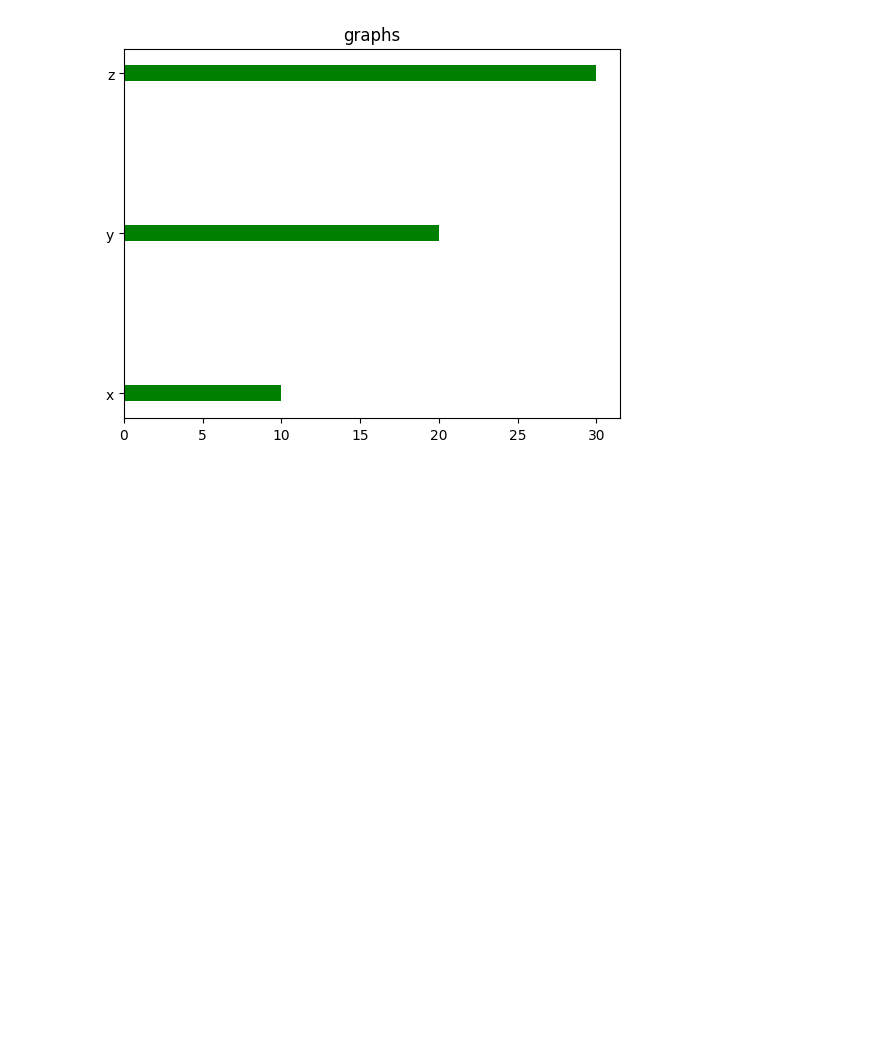
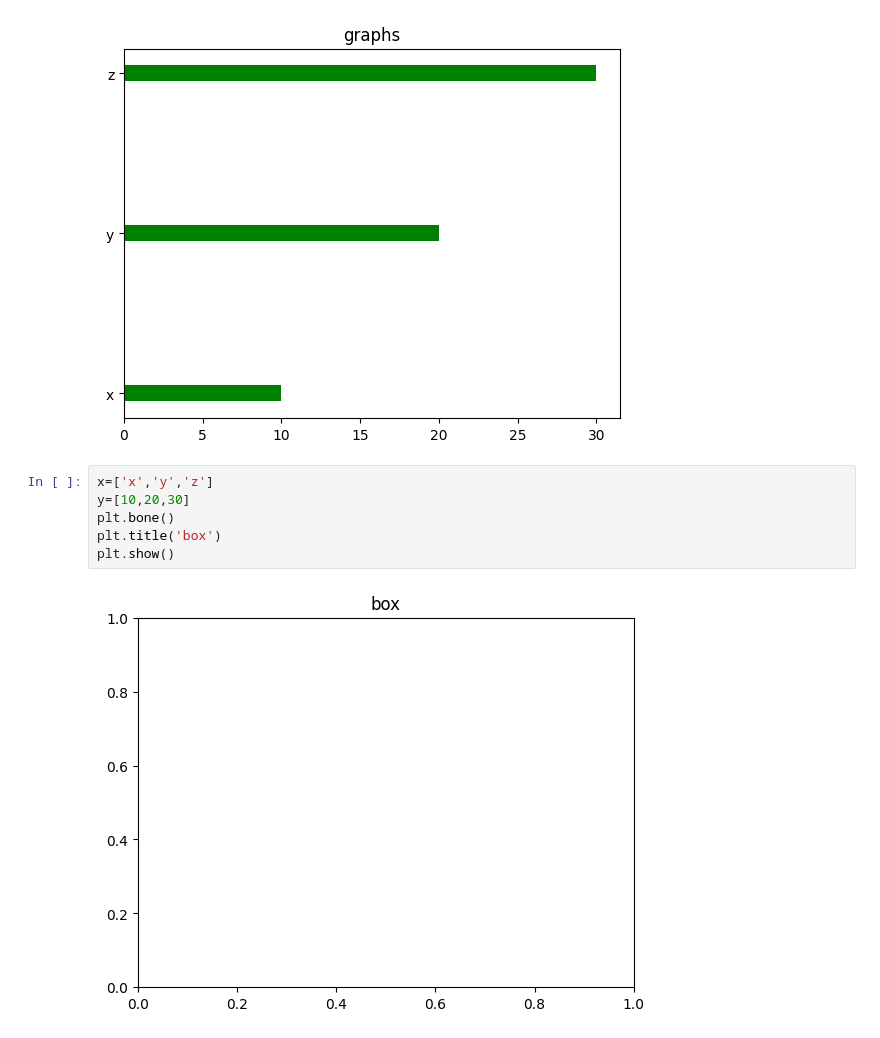
Before and after one commit to AnilBagaji/MachineLearning, a Jupyter notebook: Day7.ipynb, the cells around one changed output. Saved outputs shown, nothing was run; the diff lists cells and outputs as text; blank space fills up the shorter version.

```diff
--- a/Day7.ipynb
+++ b/Day7.ipynb
@@ -984,3 +984,11 @@ plt.title('graphs')
 plt.show()
 # %% [output]
 [figure]
+# %%
+x=['x','y','z']
+y=[10,20,30]
+plt.bone()
+plt.title('box')
+plt.show()
+# %% [output]
+[figure, added]
```
